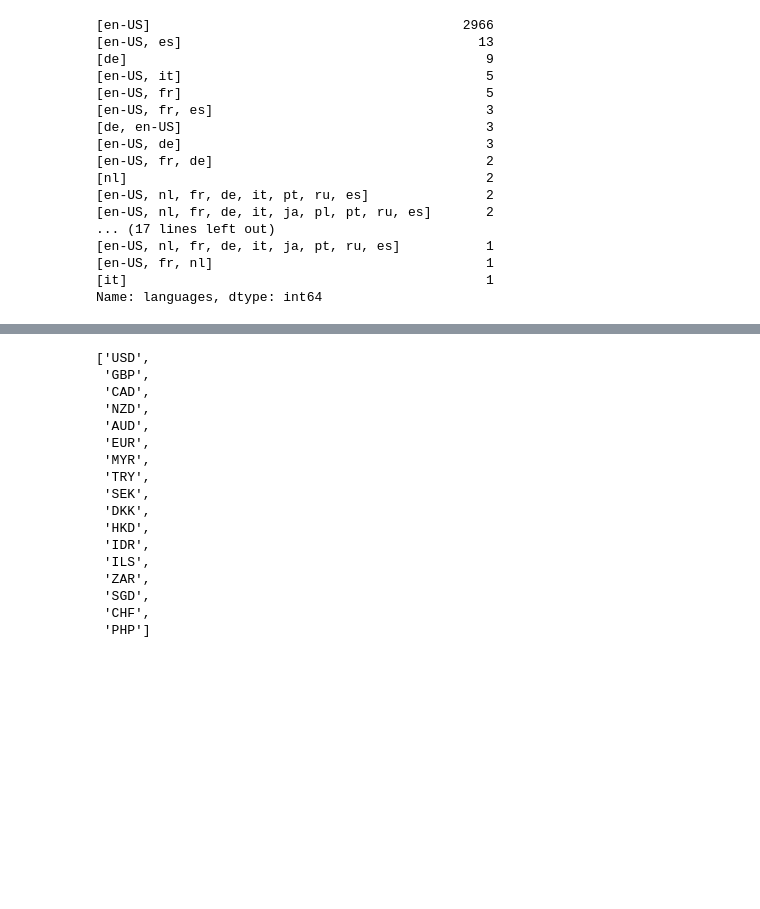
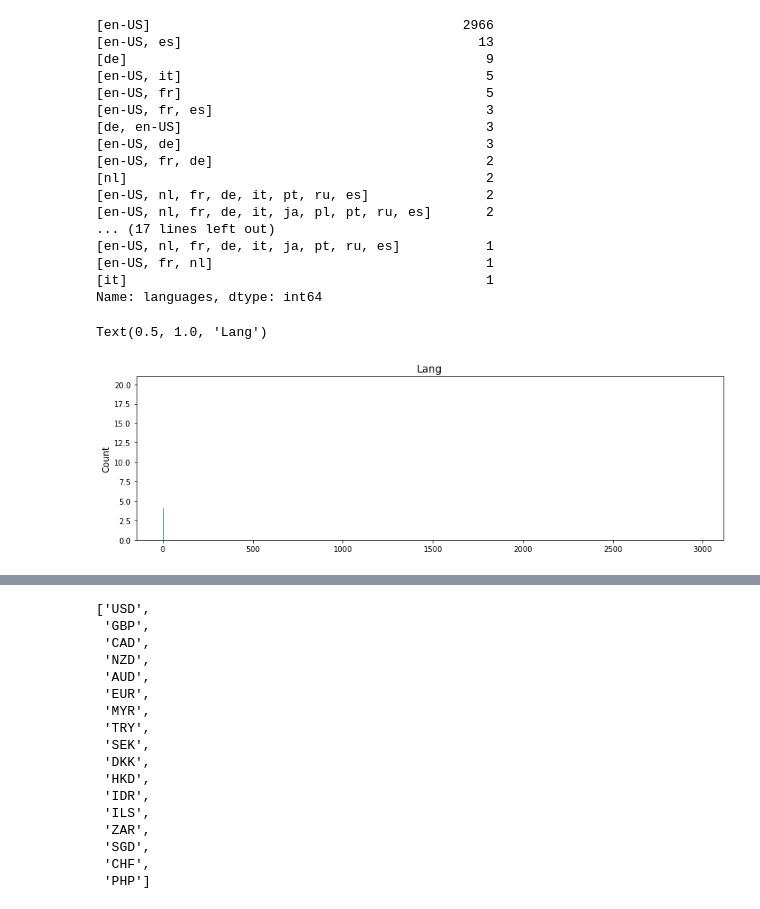
Before and after one commit to Megan1034/ETSY-CAPSTONE, a Jupyter notebook: ETSY Notebook/All shops CSV (wedding_paper_home).ipynb, the cells around one changed output, grey strips where cells are left out. Drawn from its saved outputs; the diff is of its cells as text; code cells hidden in the pictures; blank space fills up the shorter version.

```diff
--- a/ETSY Notebook/All shops CSV (wedding_paper_home).ipynb
+++ b/ETSY Notebook/All shops CSV (wedding_paper_home).ipynb
@@ -273,5 +258,6 @@ AttributeError: 'list' object has no attribute 'value_counts'
 # %%
-sorted_rev_ct['languages'].value_counts()
+count = sorted_rev_ct['languages'].value_counts()
+count
 # %% [output]
 TypeError: unhashable type: 'list'
 Exception ignored in: 'pandas._libs.index.IndexEngine._call_map_locations'
@@ -295,3 +281,11 @@ TypeError: unhashable type: 'list'
 [en-US, fr, nl]                                   1
 [it]                                              1
 Name: languages, dtype: int64
+# %%
+fig, ax = plt.subplots(figsize = (14,4))
+ax.bar(count.value_counts().index, count.value_counts().values)
+ax.set_ylabel("Count", size = 12)
+ax.set_title("Lang", size = 14)
+# %% [output]
+Text(0.5, 1.0, 'Lang')
+[figure, added]
```
Also changed, not shown: parts of 23 cells of this notebook, 4 other files.
